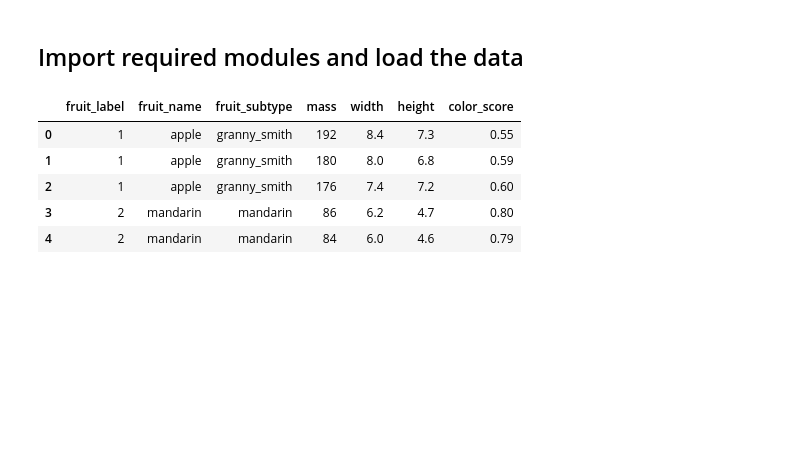
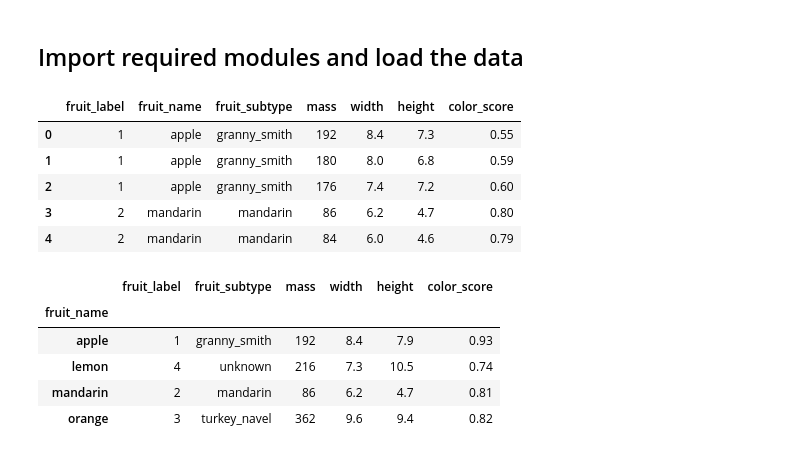
Before and after one commit to subratamondal1/MOOCs, a Jupyter notebook: applied-machine-learning-with-python-w1.ipynb, the cells around one changed output. Drawn from its saved outputs; the diff is of its cells as text; code cells hidden in the pictures; blank space fills up the shorter version.

```diff
--- a/applied-machine-learning-with-python-w1.ipynb
+++ b/applied-machine-learning-with-python-w1.ipynb
@@ -41,3 +41,12 @@ fruits.head()
 | 2 | 1 | apple | granny_smith | 176 | 7.4 | 7.2 | 0.60 |
 | 3 | 2 | mandarin | mandarin | 86 | 6.2 | 4.7 | 0.80 |
 | 4 | 2 | mandarin | mandarin | 84 | 6.0 | 4.6 | 0.79 |
+# %%
+fruits.groupby("fruit_name").max()
+# %% [output]
+|  | fruit_label | fruit_subtype | mass | width | height | color_score |
+| fruit_name |  |  |  |  |  |  |
+| apple | 1 | granny_smith | 192 | 8.4 | 7.9 | 0.93 |
+| lemon | 4 | unknown | 216 | 7.3 | 10.5 | 0.74 |
+| mandarin | 2 | mandarin | 86 | 6.2 | 4.7 | 0.81 |
+| orange | 3 | turkey_navel | 362 | 9.6 | 9.4 | 0.82 |
```
Also changed, not shown: parts of 8 cells of this notebook.
